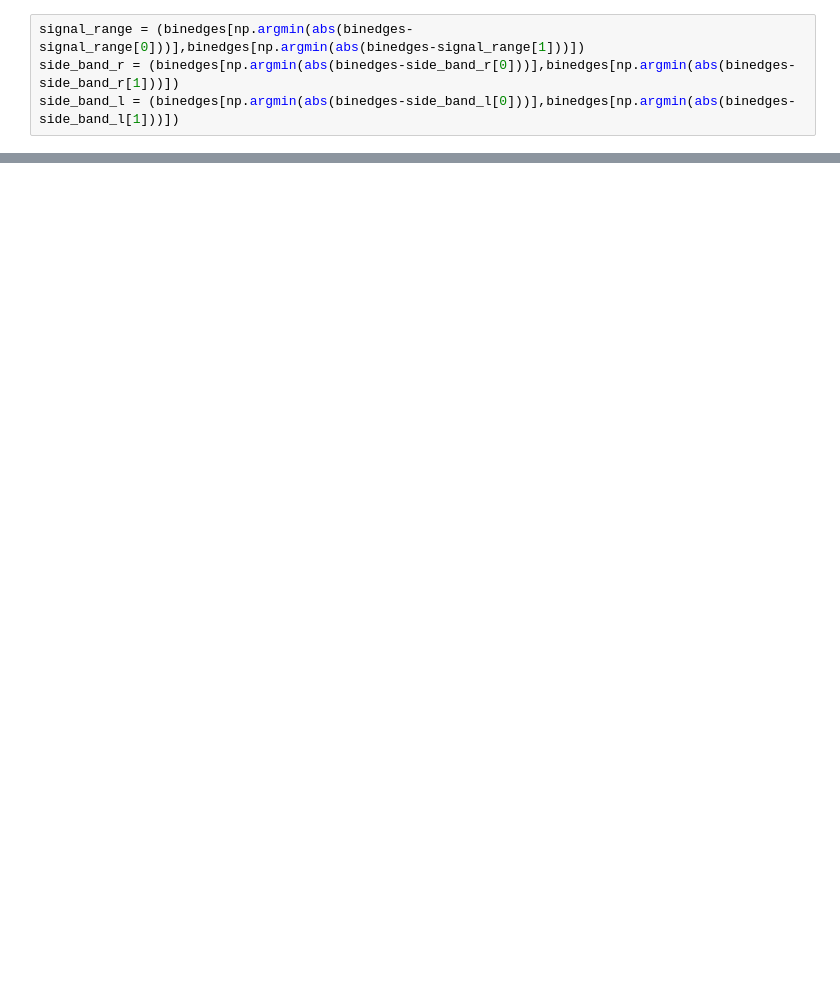
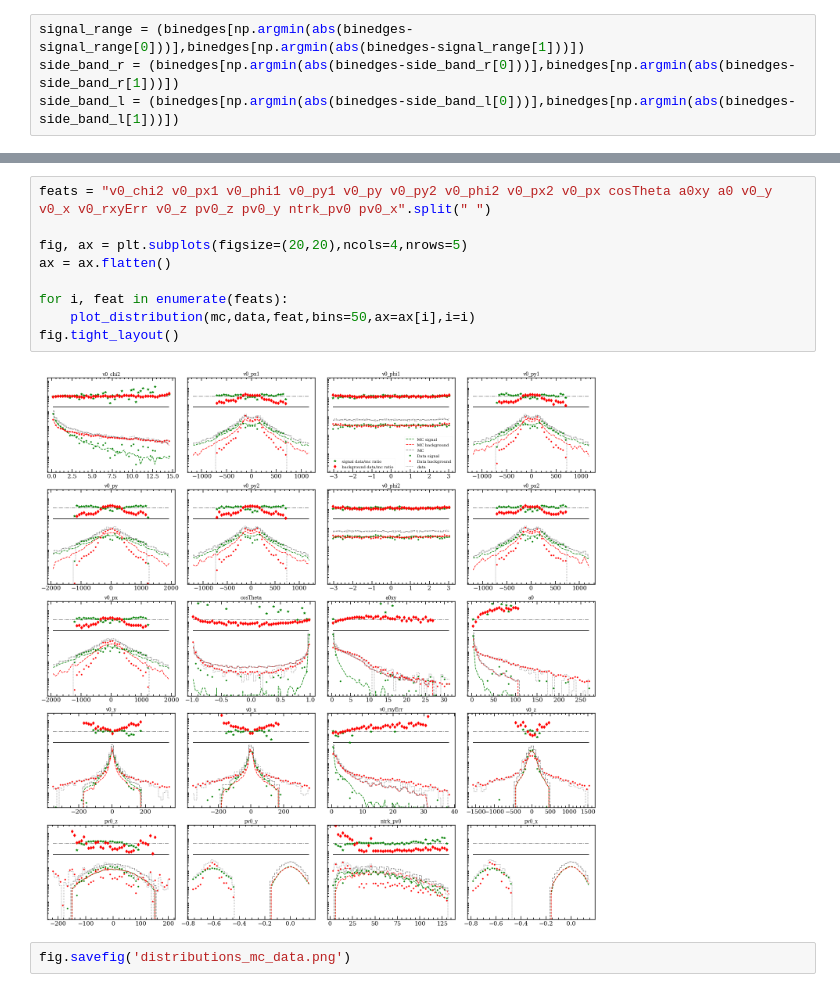
Before and after one commit to Vinther901/PUK, a Jupyter notebook: Distributions_in_MC_and_Data.ipynb, the cells around one changed output, grey strips where cells are left out. Drawn from its saved outputs; the diff is of its cells as text; blank space fills up the shorter version.

```diff
--- a/Distributions_in_MC_and_Data.ipynb
+++ b/Distributions_in_MC_and_Data.ipynb
@@ -173,0 +194,13 @@ plot_distribution(mc,data,'v0_p',bins=50)
+# %%
+feats = "v0_chi2 v0_px1 v0_phi1 v0_py1 v0_py v0_py2 v0_phi2 v0_px2 v0_px cosTheta a0xy a0 v0_y v0_x v0_rxyErr v0_z pv0_z pv0_y ntrk_pv0 pv0_x".split(" ")
+
+fig, ax = plt.subplots(figsize=(20,20),ncols=4,nrows=5)
+ax = ax.flatten()
+
+for i, feat in enumerate(feats):
+    plot_distribution(mc,data,feat,bins=50,ax=ax[i],i=i)
+fig.tight_layout()
+# %% [output]
+[figure, added]
+# %%
+fig.savefig('distributions_mc_data.png')
```
Also changed, not shown: parts of 3 cells of this notebook.
